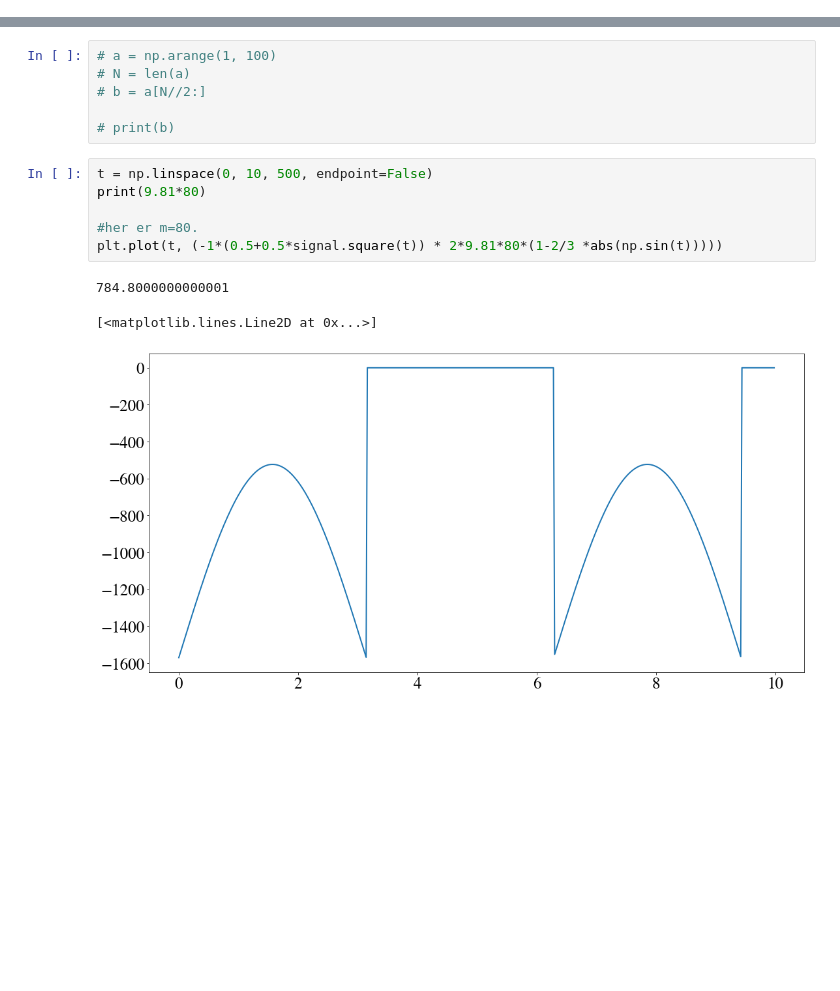
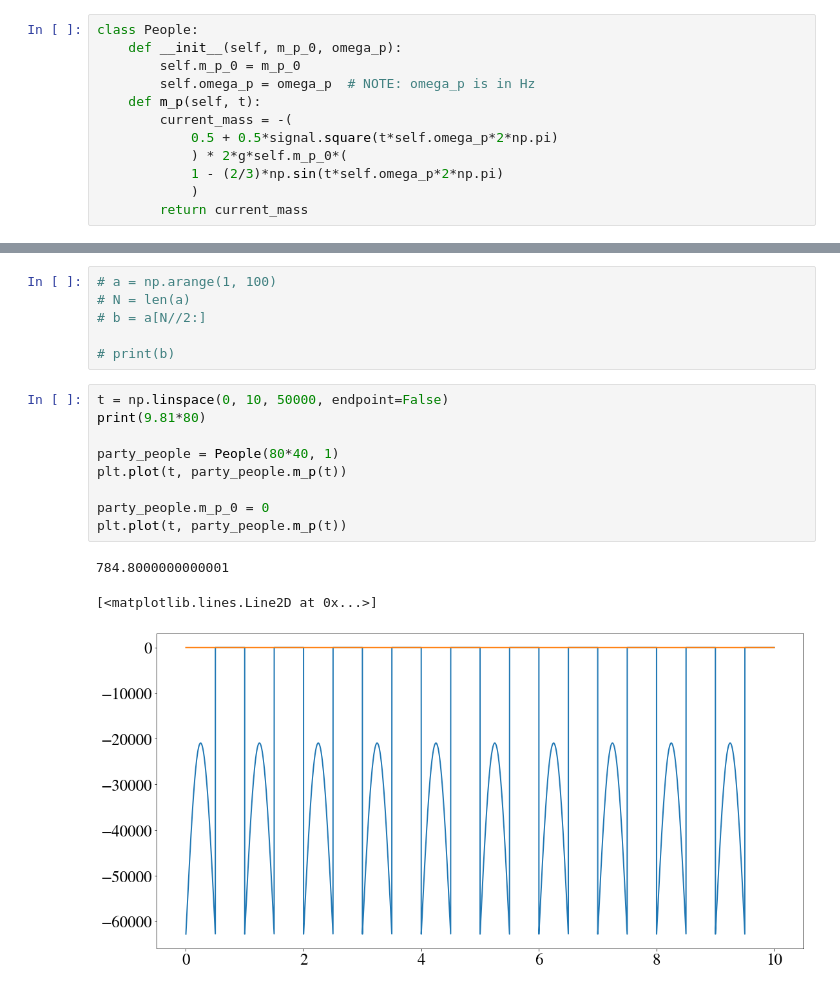
Before and after one commit to emiljonsrud/vitberr_prosjekt2_tekfys, a Jupyter notebook: clean_code.ipynb, the cells around one changed output, grey strips where cells are left out. Drawn from its saved outputs; the diff is of its cells as text; blank space fills up the shorter version.

```diff
--- a/clean_code.ipynb
+++ b/clean_code.ipynb
@@ -815,4 +818,16 @@ Noen reelle globale variabler definerer vi her:
 # %%
 omega_0 = np.sqrt((m_boat*g*h)/calculate_I_c(0, 0))
 omega_w = 0.93*omega_0
+# %%
+class People:
+    def __init__(self, m_p_0, omega_p):
+        self.m_p_0 = m_p_0
+        self.omega_p = omega_p  # NOTE: omega_p is in Hz
+    def m_p(self, t):
+        current_mass = -(
+            0.5 + 0.5*signal.square(t*self.omega_p*2*np.pi)
+            ) * 2*g*self.m_p_0*(
+            1 - (2/3)*np.sin(t*self.omega_p*2*np.pi)
+            )
+        return current_mass
 # %%
@@ -1420,12 +1478,15 @@ fourier_plot('case1', 'case1_fft')
 
 # print(b)
 # %%
-t = np.linspace(0, 10, 500, endpoint=False)
+t = np.linspace(0, 10, 50000, endpoint=False)
 print(9.81*80)
 
-#her er m=80.
-plt.plot(t, (-1*(0.5+0.5*signal.square(t)) * 2*9.81*80*(1-2/3 *abs(np.sin(t)))))
+party_people = People(80*40, 1)
+plt.plot(t, party_people.m_p(t))
+
+party_people.m_p_0 = 0
+plt.plot(t, party_people.m_p(t))
 # %% [output]
 784.8000000000001
 [<matplotlib.lines.Line2D at 0x...>]
-[figure, old version]
+[figure, new version]
```
Also changed, not shown: parts of 9 cells of this notebook.
